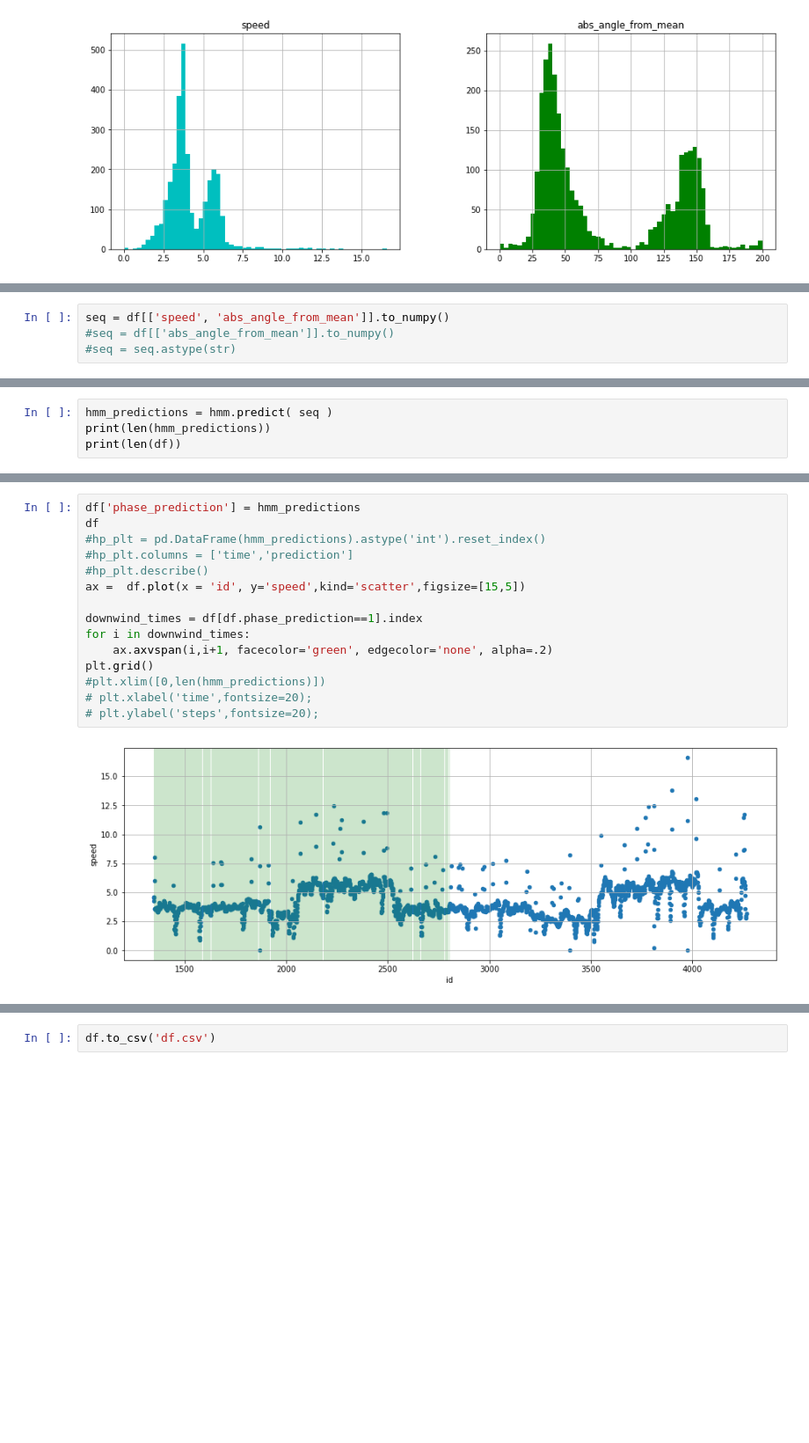
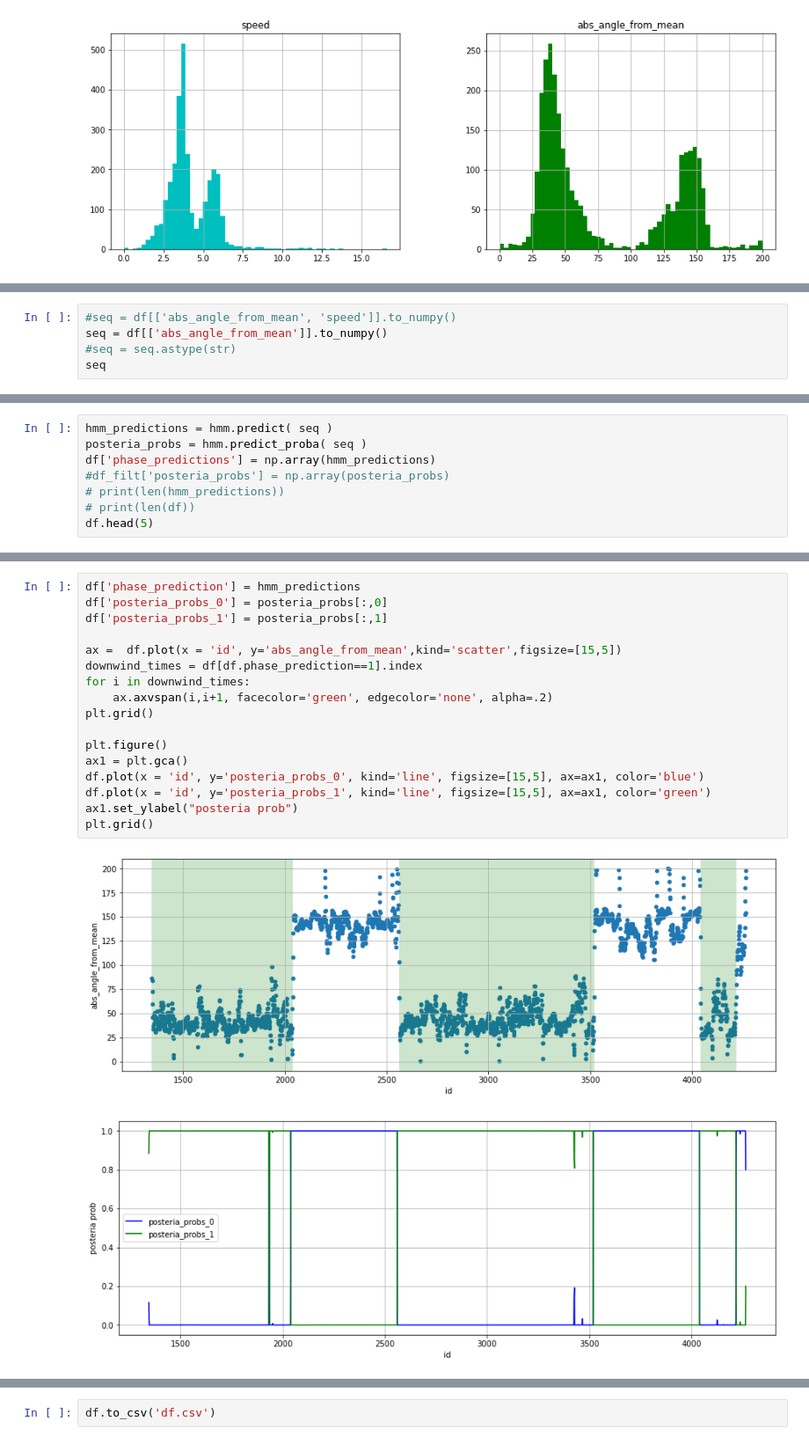
Before and after one commit to cd205/gps_sail_perf, a Jupyter notebook: EDA.ipynb, the cells around one changed output, grey strips where cells are left out. Shown at 88% size. Drawn from its saved outputs; the diff is of its cells as text; blank space fills up the shorter version.

Commit message:
detection on angle along

```diff
--- a/EDA.ipynb
+++ b/EDA.ipynb
@@ -301,6 +306,7 @@ hmm.add_transition( downwind, downwind, 0.9 )
 ''' ### Bake model ### '''
 hmm.bake()
 # %%
-seq = df[['speed', 'abs_angle_from_mean']].to_numpy()
-#seq = df[['abs_angle_from_mean']].to_numpy()
+#seq = df[['abs_angle_from_mean', 'speed']].to_numpy()
+seq = df[['abs_angle_from_mean']].to_numpy()
 #seq = seq.astype(str)
+seq
@@ -317,5 +321,9 @@ array([[  4.55862034,  85.97925378],
 # %%
 hmm_predictions = hmm.predict( seq )
-print(len(hmm_predictions))
-print(len(df))
+posteria_probs = hmm.predict_proba( seq )
+df['phase_predictions'] = np.array(hmm_predictions)
+#df_filt['posteria_probs'] = np.array(posteria_probs)
+# print(len(hmm_predictions))
+# print(len(df))
+df.head(5)
 # %% [output]
@@ -324,17 +336,20 @@ print(len(df))
 # %%
 df['phase_prediction'] = hmm_predictions
-df
-#hp_plt = pd.DataFrame(hmm_predictions).astype('int').reset_index()
-#hp_plt.columns = ['time','prediction']
-#hp_plt.describe()
-ax =  df.plot(x = 'id', y='speed',kind='scatter',figsize=[15,5])
+df['posteria_probs_0'] = posteria_probs[:,0]
+df['posteria_probs_1'] = posteria_probs[:,1]
 
+ax =  df.plot(x = 'id', y='abs_angle_from_mean',kind='scatter',figsize=[15,5])
 downwind_times = df[df.phase_prediction==1].index
 for i in downwind_times:
     ax.axvspan(i,i+1, facecolor='green', edgecolor='none', alpha=.2)
 plt.grid()
-#plt.xlim([0,len(hmm_predictions)])
-# plt.xlabel('time',fontsize=20);
-# plt.ylabel('steps',fontsize=20);
+
+plt.figure()
+ax1 = plt.gca()
+df.plot(x = 'id', y='posteria_probs_0', kind='line', figsize=[15,5], ax=ax1, color='blue')
+df.plot(x = 'id', y='posteria_probs_1', kind='line', figsize=[15,5], ax=ax1, color='green')
+ax1.set_ylabel("posteria prob")
+plt.grid()
 # %% [output]
-[figure, old version]
+[figure, new version]
+[figure, added]
```
Also changed, not shown: parts of 11 cells of this notebook, 3 other files.
